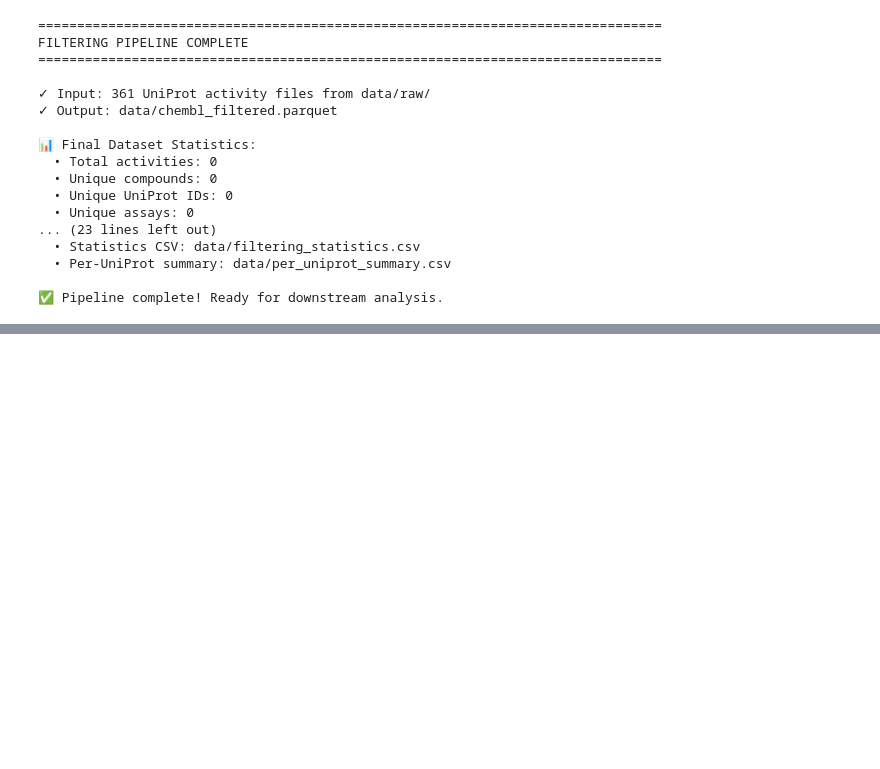
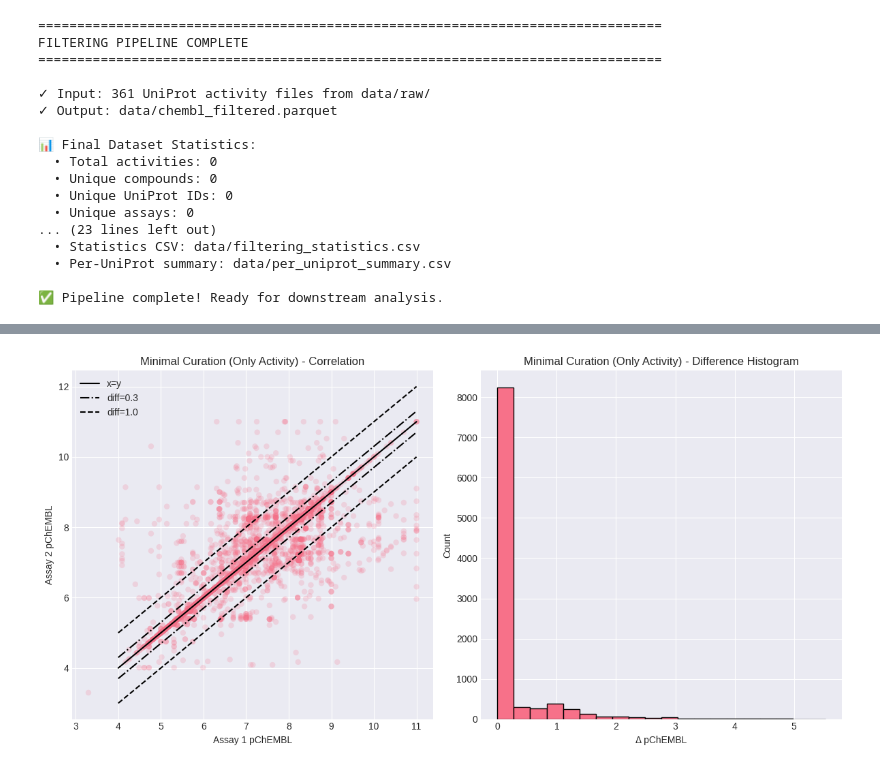
Before and after one commit to AaronXu9/VLS-Benchmark-Dataset, a Jupyter notebook: filter_chembl_data.ipynb, the cells around one changed output, grey strips where cells are left out. Saved outputs shown, nothing was run; the diff lists cells and outputs as text; code cells hidden in the pictures; blank space fills up the shorter version.

```diff
--- a/filter_chembl_data.ipynb
+++ b/filter_chembl_data.ipynb
@@ -1086,0 +1241,16 @@ FILTERING PIPELINE COMPLETE
+# %%
+minAssaySize = 10 # Adjusted for small test dataset
+maxAssaySize = 3000
+
+# Count compounds per assay
+assay_counts = filtered_df.groupby('assay_chembl_id').size()
+print("Assay counts distribution:")
+print(assay_counts.describe())
+print("\nTop 5 assays by size:")
+print(assay_counts.sort_values(ascending=False).head())
+
+# Filter assays
+valid_assays = assay_counts[(assay_counts >= minAssaySize) & (assay_counts <= maxAssaySize)].index
+filtered_df = filtered_df[filtered_df['assay_chembl_id'].isin(valid_assays)]
+
+print(f"After Assay Size filter: {len(filtered_df)} records from {len(valid_assays)} assays.")
@@ -1086,0 +1370,77 @@ FILTERING PIPELINE COMPLETE
+# %%
+import matplotlib.pyplot as plt
+import seaborn as sns
+from scipy import stats
+from sklearn.metrics import r2_score, median_absolute_error
+
+def plot_agreement(df, title):
+    if df.empty:
+        print(f"No data to plot for {title}.")
+        return
+
+    plt.figure(figsize=(12, 6))
+
+    # Extract pChEMBL values
+    xp = df['pchembl_value_1'].values
+    yp = df['pchembl_value_2'].values
+
+    # Left Plot: Correlation
+    plt.subplot(1, 2, 1)
+    plt.scatter(xp, yp, alpha=0.2, edgecolors='none')
+
+    # Add reference lines
+    line_min, line_max = 4, 11
+    plt.plot((line_min, line_max), (line_min, line_max), 'k-', label='x=y')
+    plt.plot((line_min, line_max), (line_min - 0.3, line_max - 0.3), 'k-.', label='diff=0.3')
+    plt.plot((line_min, line_max), (line_min + 0.3, line_max + 0.3), 'k-.')
+    plt.plot((line_min, line_max), (line_min - 1.0, line_max - 1.0), 'k--', label='diff=1.0')
+    plt.plot((line_min, line_max), (line_min + 1.0, line_max + 1.0), 'k--')
+
+    plt.xlabel('Assay 1 pChEMBL')
+    plt.ylabel('Assay 2 pChEMBL')
+    plt.title(f'{title} - Correlation')
+    plt.legend()
+
+    # Right Plot: Histogram of differences
+    plt.subplot(1, 2, 2)
+    delts = np.abs(xp - yp)
+
+    # Plot histogram
+    n, bins, patches = plt.hist(delts, bins=20, edgecolor='black')
+    plt.xlabel('Δ pChEMBL')
+    plt.ylabel('Count')
+    plt.title(f'{title} - Difference Histogram')
+
+    plt.tight_layout()
+    plt.show()
+
+    # Calculate Statistics
+    r, p = stats.spearmanr(xp, yp)
+    r2 = r2_score(xp, yp)
+    mae = median_absolute_error(xp, yp)
+    npts = len(delts)
+
+    # Count points > 0.3 and > 1.0
+    count_03 = np.sum(delts > 0.3)
+    frac_03 = count_03 / npts
+
+    count_10 = np.sum(delts > 1.0)
+    frac_10 = count_10 / npts
+
+    print(f"Statistics for {title}:")
+    print(f"  Number of points: {npts}")
+    print(f"  R2: {r2:.2f}")
+    print(f"  Spearman R: {r:.2f}")
+    print(f"  MAE: {mae:.2f}")
+    print(f"  Points > 0.3: {count_03} ({frac_03:.2%})")
+    print(f"  Points > 1.0: {count_10} ({frac_10:.2%})")
+
+# Plot Minimal Curation
+if 'all_overlaps_min' in locals():
+    plot_agreement(all_overlaps_min, "Minimal Curation (Only Activity)")
+
+# Plot Maximal Curation
+if 'all_overlaps_max' in locals():
+    plot_agreement(all_overlaps_max, "Maximal Curation (Metadata Match)")
+# %% [output]
+[figure, added]
```
Also changed, not shown: parts of 33 cells of this notebook, 7 other files.
